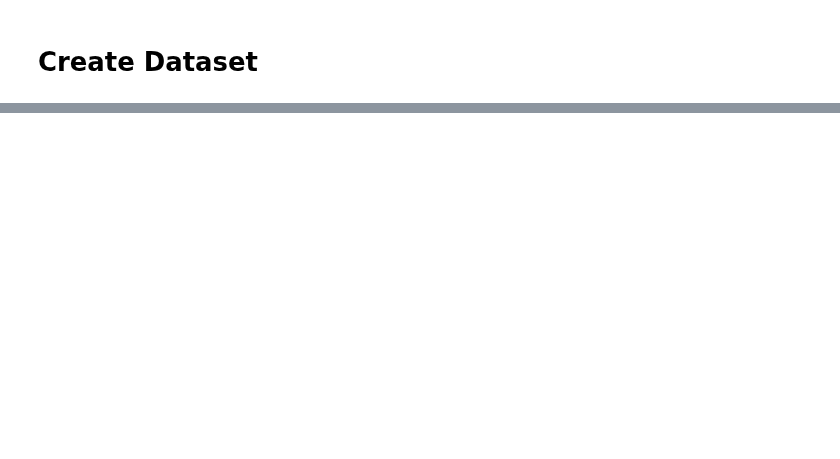
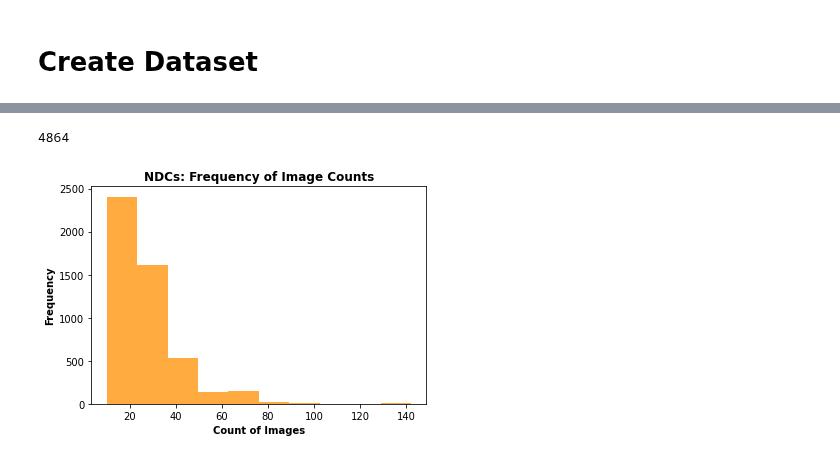
Before and after one commit to alphonsowoodbury/RxVision, a Jupyter notebook: Notebooks/rxv_EDA.ipynb, the cells around one changed output, grey strips where cells are left out. Drawn from its saved outputs; the diff is of its cells as text; code cells hidden in the pictures; blank space fills up the shorter version.

```diff
--- a/Notebooks/rxv_EDA.ipynb
+++ b/Notebooks/rxv_EDA.ipynb
@@ -620,0 +32,11 @@ df.to_csv('../Data/rxid15.csv')
+# %%
+typdict = {'NDC':'str'}
+df = pd.read_csv('/content/drive/My Drive/RxID2/directory_of_images.txt',sep='|', dtype=typdict, names=['NDC','Part_#','FILE','TYPE','DRUG'])
+df = df.dropna()
+df.DRUG = df.DRUG.str.upper()
+df[['ORIG_FOLDER','IMAGES','FILENAME']] = df.FILE.str.split('/', expand=True)
+df['FILETYPE'] = df.FILENAME.str[-4:]
+#df = df[df.FILETYPE != '.WMV']# will remove video files from query
+df['NDC_prod'] = df.NDC.str[:-2]
+#df = df[df.NDC_prod.isin(ndcs_pack)]
+df
@@ -620,0 +57,13 @@ df.to_csv('../Data/rxid15.csv')
+# %%
+len(df.NDC.value_counts().index)
+# %% [output]
+4864
+# %%
+plt.hist(df.NDC.value_counts(), color='#ffab40')
+plt.title('NDCs: Frequency of Image Counts', fontweight='bold')
+plt.xlabel('Count of Images', fontweight='bold')
+plt.ylabel('Frequency', fontweight='bold')
+plt.savefig('NDCs: Frequency of Image Counts')
+plt.show()
+# %% [output]
+[figure, added]
```
Also changed, not shown: parts of 66 cells of this notebook.
